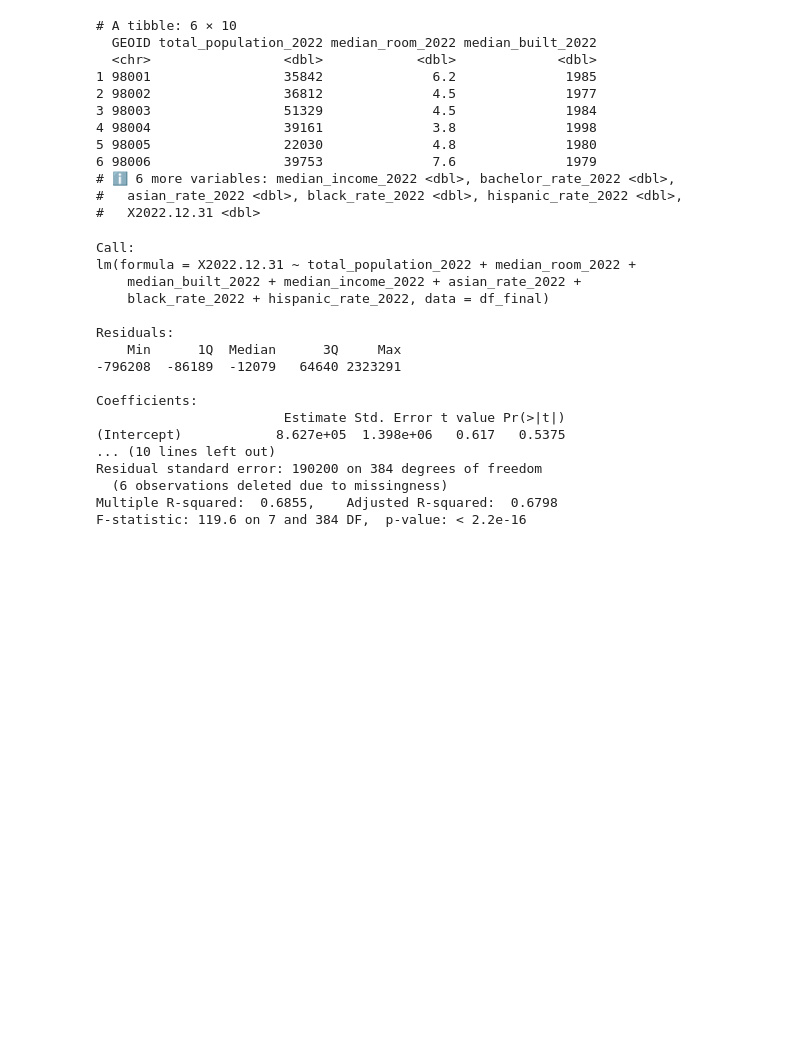
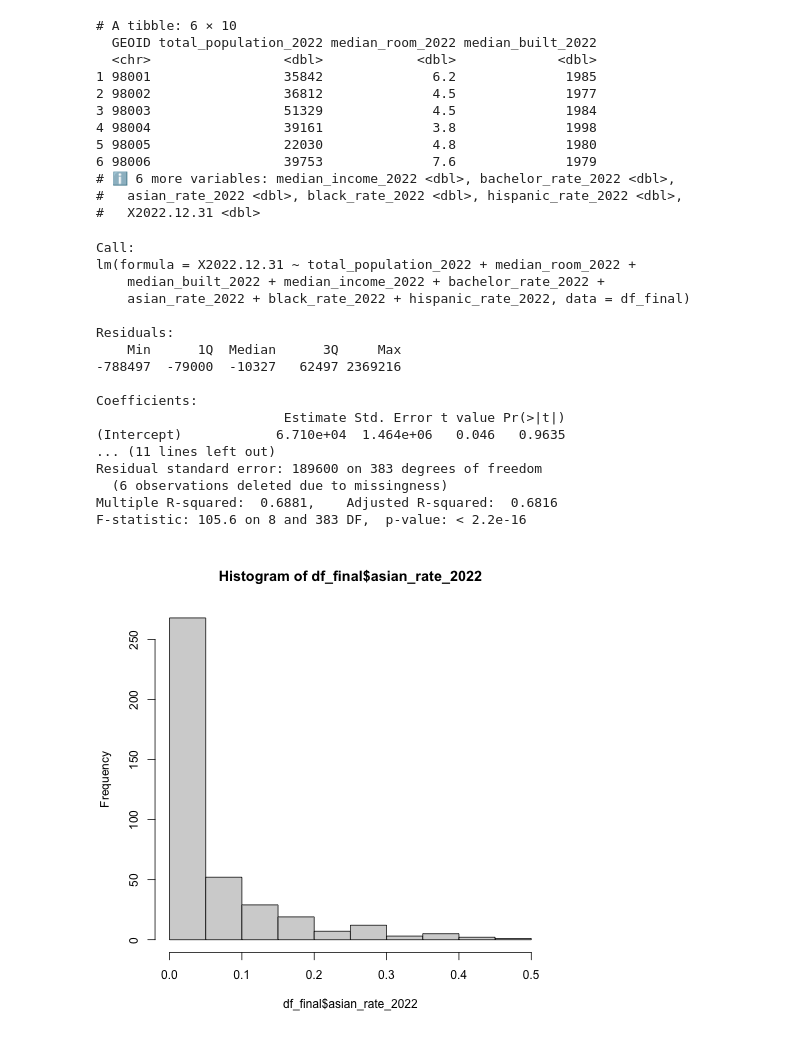
Before and after one commit to thomastaoli/zillow-race, a Jupyter notebook: WA.ipynb, the cells around one changed output. Drawn from its saved outputs; the diff is of its cells as text; code cells hidden in the pictures; blank space fills up the shorter version.

```diff
--- a/WA.ipynb
+++ b/WA.ipynb
@@ -134,7 +134,7 @@ wa_census_data_2022 <- get_acs(geography = "zip code tabulation area",
                         median_room_2022 = "B25018_001",
                         median_built_2022 = "B25035_001",
                         median_income_2022 = "B06011_001",
-                        bachelor_2022 = "B26106_005",
+                        bachelor_2022 = "B15003_022",
                         asian_2022 = "B03002_006",
                         black_2022 = "B03002_004",
                         hispanic_2022 = "B03002_012"
@@ -364,25 +364,32 @@ head(df_final)
 # Run a multiple linear regression model with X2022.12.31 as the dependent variable
 # and the other columns as the independent variables
 
-model <- lm(X2022.12.31 ~ total_population_2022 + median_room_2022 + median_built_2022 + median_income_2022 + asian_rate_2022 + black_rate_2022 + hispanic_rate_2022, data = df_final)
+model <- lm(X2022.12.31 ~ total_population_2022 + median_room_2022 + median_built_2022 + median_income_2022 + bachelor_rate_2022 + asian_rate_2022 + black_rate_2022 + hispanic_rate_2022, data = df_final)
 
 # Show the summary of the model
 summary(model)
 # %% [output]
 Call:
 lm(formula = X2022.12.31 ~ total_population_2022 + median_room_2022 +
-    median_built_2022 + median_income_2022 + asian_rate_2022 +
-    black_rate_2022 + hispanic_rate_2022, data = df_final)
+    median_built_2022 + median_income_2022 + bachelor_rate_2022 +
+    asian_rate_2022 + black_rate_2022 + hispanic_rate_2022, data = df_final)
 
 Residuals:
     Min      1Q  Median      3Q     Max
--796208  -86189  -12079   64640 2323291
+-788497  -79000  -10327   62497 2369216
 
 Coefficients:
                         Estimate Std. Error t value Pr(>|t|)
-(Intercept)            8.627e+05  1.398e+06   0.617   0.5375
-... (10 lines left out)
-Residual standard error: 190200 on 384 degrees of freedom
+(Intercept)            6.710e+04  1.464e+06   0.046   0.9635
+... (11 lines left out)
+Residual standard error: 189600 on 383 degrees of freedom
   (6 observations deleted due to missingness)
-Multiple R-squared:  0.6855,    Adjusted R-squared:  0.6798
-F-statistic: 119.6 on 7 and 384 DF,  p-value: < 2.2e-16
+Multiple R-squared:  0.6881,    Adjusted R-squared:  0.6816
+F-statistic: 105.6 on 8 and 383 DF,  p-value: < 2.2e-16
+# %%
+%%R
+
+# Create a histogram of asian_rate_2022
+hist(df_final$asian_rate_2022)
+# %% [output]
+[figure, added]
```
Also changed, not shown: 3 other files.
